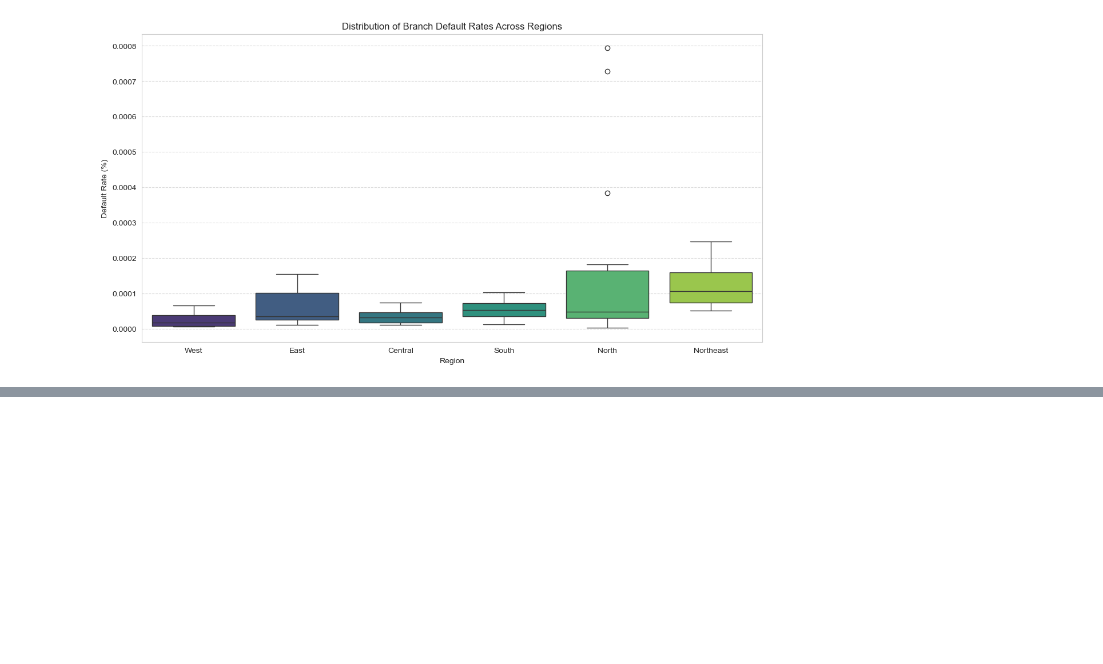
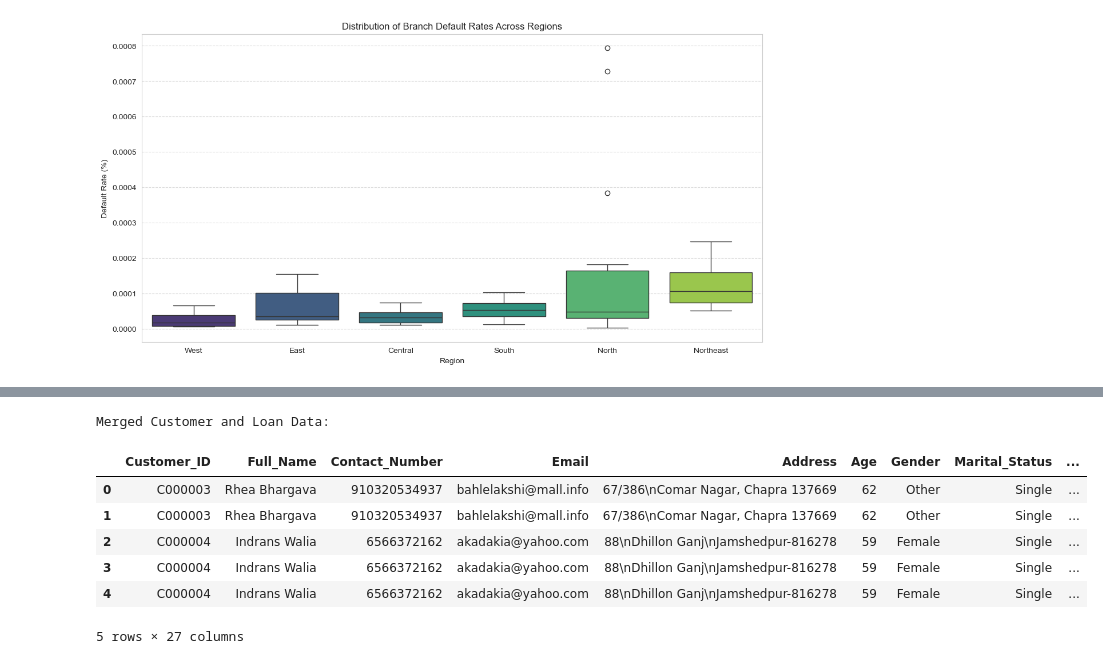
Before and after one commit to nisithasadangi/hv_assignment_28M_12A, a Jupyter notebook: assignment.ipynb, the cells around one changed output, grey strips where cells are left out. Cells and saved outputs as stored; diff of their text form; code cells hidden in the pictures; blank space fills up the shorter version.

```diff
--- a/assignment.ipynb
+++ b/assignment.ipynb
@@ -774,0 +780,15 @@ plt.show()
+# %%
+customer_loan_segment_df = pd.merge(df_customers, df_loans, on='Customer_ID', how='inner')
+
+# Display the head of the merged DataFrame to verify
+print('Merged Customer and Loan Data:')
+display(customer_loan_segment_df.head())
+# %% [output]
+Merged Customer and Loan Data:
+|  | Customer_ID | Full_Name | Contact_Number | Email | Address | Age | Gender | Marital_Status | ... |
+| 0 | C000003 | Rhea Bhargava | 910320534937 | bahlelakshi@mall.info | 67/386\nComar Nagar, Chapra 137669 | 62 | Other | Single | ... |
+| 1 | C000003 | Rhea Bhargava | 910320534937 | bahlelakshi@mall.info | 67/386\nComar Nagar, Chapra 137669 | 62 | Other | Single | ... |
+| 2 | C000004 | Indrans Walia | 6566372162 | akadakia@yahoo.com | 88\nDhillon Ganj\nJamshedpur-816278 | 59 | Female | Single | ... |
+| 3 | C000004 | Indrans Walia | 6566372162 | akadakia@yahoo.com | 88\nDhillon Ganj\nJamshedpur-816278 | 59 | Female | Single | ... |
+| 4 | C000004 | Indrans Walia | 6566372162 | akadakia@yahoo.com | 88\nDhillon Ganj\nJamshedpur-816278 | 59 | Female | Single | ... |
+5 rows × 27 columns
```
Also changed, not shown: parts of 4 cells of this notebook.
